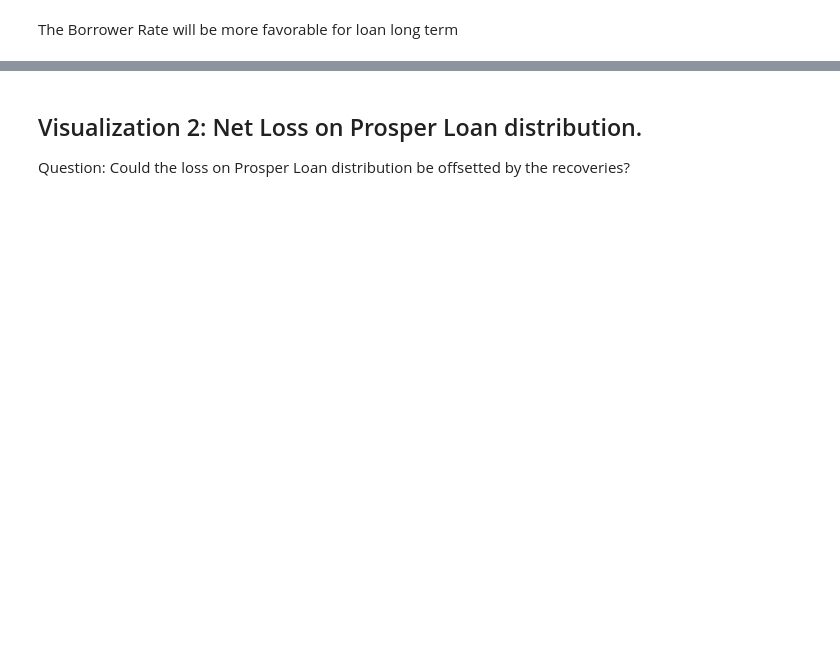
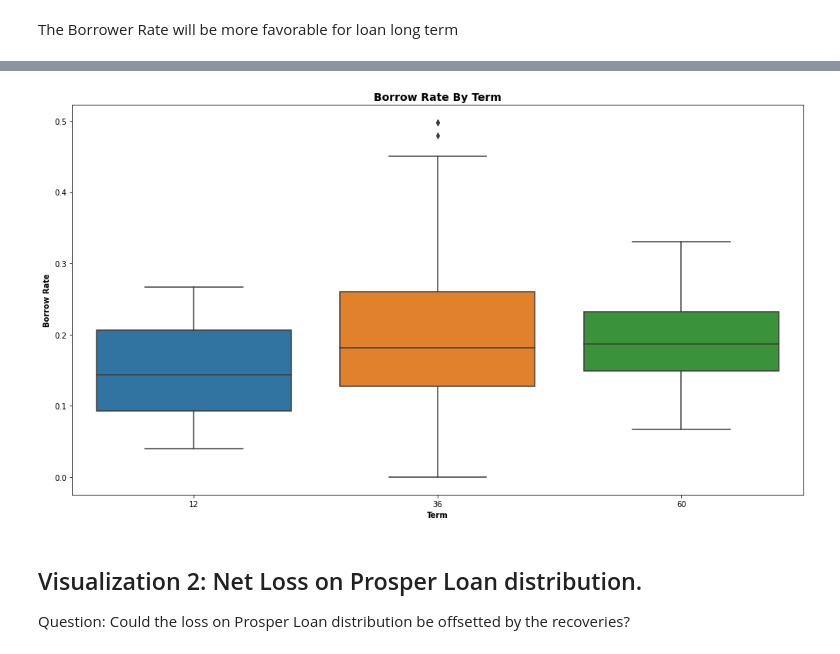
Before and after one commit to minhtutruong712/Loan-Prosper_Data-Visualization, a Jupyter notebook: Part_II_slide_deck_template.ipynb, the cells around one changed output, grey strips where cells are left out. Saved outputs shown, nothing was run; the diff lists cells and outputs as text; code cells hidden in the pictures; blank space fills up the shorter version.

```diff
--- a/Part_II_slide_deck_template.ipynb
+++ b/Part_II_slide_deck_template.ipynb
@@ -67,3 +94,19 @@ sb.boxplot(data=data, y ='BorrowerRate', x='Term');
+# %%
+plt.figure(figsize=[14, 8]);
+sb.boxplot(data=data, y ='BorrowerRate', x='Term');
+
+# Add title and format it
+plt.title('Borrow Rate by Term'.title(), fontsize = 14, weight = "bold");
+# Add x label and format it
+plt.xlabel('Term'.title(), fontsize = 10, weight = "bold");
+# Add y label and format it
+plt.ylabel('Borrow Rate'.title(), fontsize = 10, weight = "bold");
+
+
+#Optimize distance between subplots
+plt.tight_layout();
+# %% [output]
+[figure, added]
 # %% [markdown]
 ## Visualization 2: Net Loss on Prosper Loan distribution.
 
```
Also changed, not shown: parts of 8 cells of this notebook, 1 other file.
